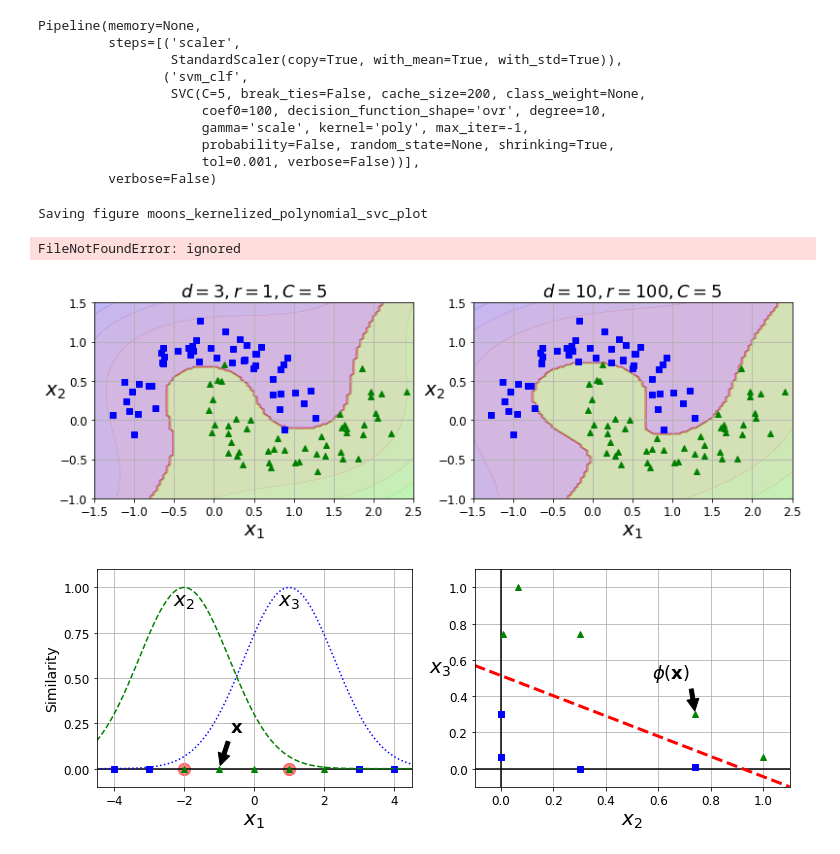
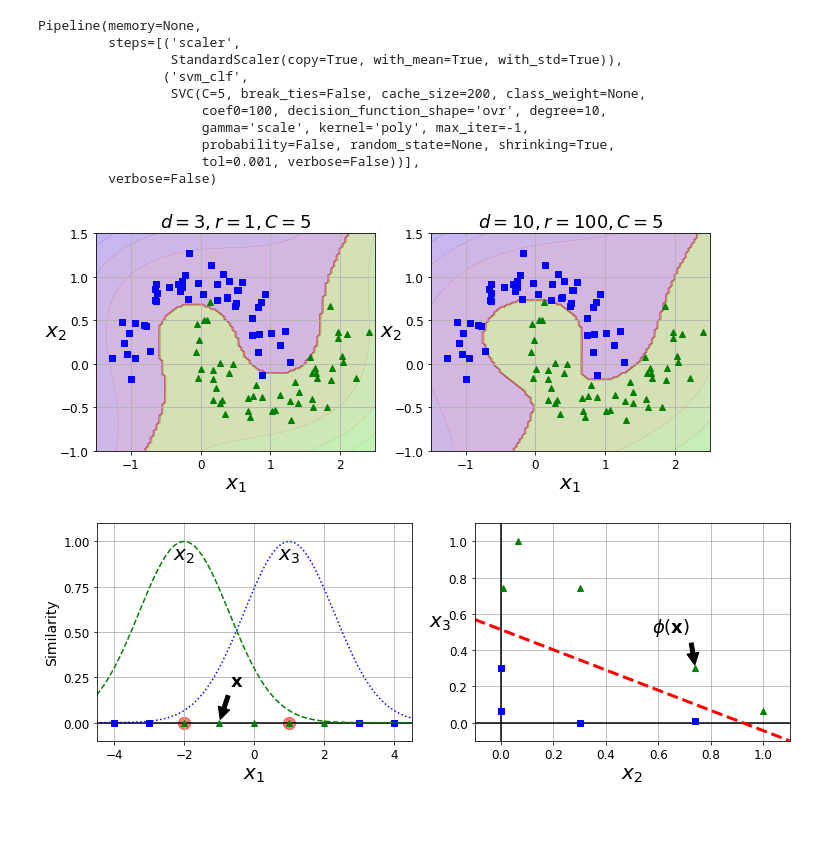
Before and after one commit to AkhilRam7/4pi, a Jupyter notebook: SVM.ipynb, the cells around one changed output. Saved outputs shown, nothing was run; the diff lists cells and outputs as text; code cells hidden in the pictures; blank space fills up the shorter version.

```diff
--- a/SVM.ipynb
+++ b/SVM.ipynb
@@ -418,22 +413,19 @@ Pipeline(memory=None,
 # %%
 plt.figure(figsize=(11, 4))
 
 plt.subplot(121)
 plot_predictions(poly_kernel_svm_clf, [-1.5, 2.5, -1, 1.5])
 plot_dataset(X, y, [-1.5, 2.5, -1, 1.5])
 plt.title(r"$d=3, r=1, C=5$", fontsize=18)
 
 plt.subplot(122)
 plot_predictions(poly100_kernel_svm_clf, [-1.5, 2.5, -1, 1.5])
 plot_dataset(X, y, [-1.5, 2.5, -1, 1.5])
 plt.title(r"$d=10, r=100, C=5$", fontsize=18)
 
-save_fig("moons_kernelized_polynomial_svc_plot")
 plt.show()
 # %% [output]
-Saving figure moons_kernelized_polynomial_svc_plot
-FileNotFoundError: ignored
-[figure, old version]
+[figure, new version]
 # %%
 def gaussian_rbf(x, landmark, gamma):
     return np.exp(-gamma * np.linalg.norm(x - landmark, axis=1)**2)
```
Also changed, not shown: parts of 70 cells of this notebook.
